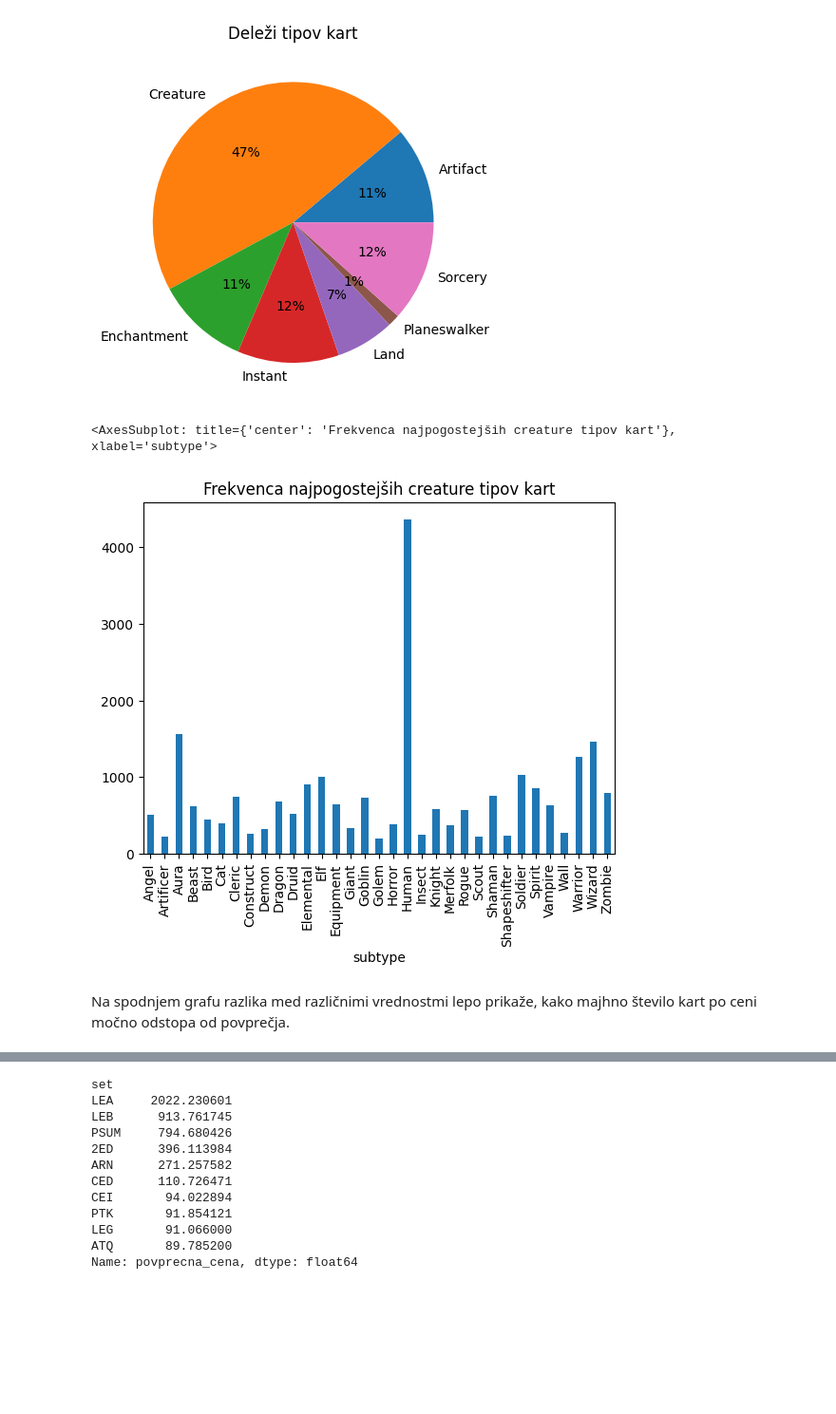
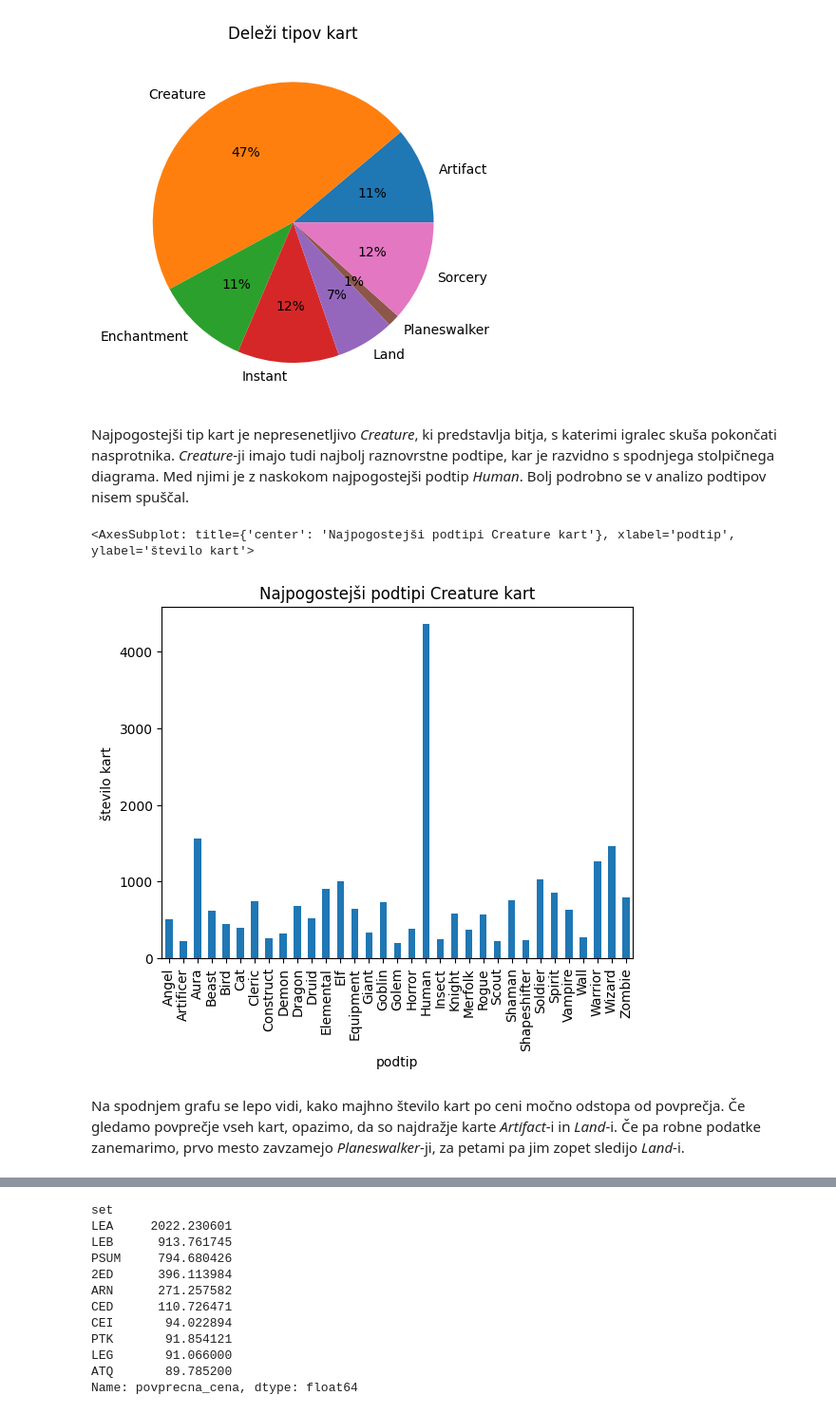
Before and after one commit to MightyOwler/Analiza-podatkov, a Jupyter notebook: AnalizaPodatkov.ipynb, the cells around one changed output, grey strips where cells are left out. Shown at 95% size. Drawn from its saved outputs; the diff is of its cells as text; code cells hidden in the pictures; blank space fills up the shorter version.

```diff
--- a/AnalizaPodatkov.ipynb
+++ b/AnalizaPodatkov.ipynb
@@ -87,17 +108,18 @@ velikost_grupe_po_cardtypu[velikost_grupe_po_cardtypu > 100].plot.pie(title='Del
 dovolj_veliki_kljuci_cardtypov = velikost_grupe_po_cardtypu[velikost_grupe_po_cardtypu > 100].keys()
 # %% [output]
 [figure]
+# %% [markdown]
+Najpogostejši tip kart je nepresenetljivo *Creature*, ki predstavlja bitja, s katerimi igralec skuša pokončati nasprotnika. *Creature*-ji imajo tudi najbolj raznovrstne podtipe, kar je razvidno s spodnjega stolpičnega diagrama. Med njimi je z naskokom najpogostejši podtip *Human*. Bolj podrobno se v analizo podtipov nisem spuščal.
 # %%
 povezovalna_subtype = pd.read_csv(os.path.join("Podatki", "Povezovalne_tabele", "povezovalna_subtype.csv"))
 grupa_po_subtypu = povezovalna_subtype.groupby("subtype")
 velikost_grupe_po_subtypu = grupa_po_subtypu.size()
-velikost_grupe_po_subtypu[velikost_grupe_po_subtypu > 200].plot.bar(title='Frekvenca najpogostejših creature tipov kart')
-#povprecna_cena_glede_na_cardtype = podaytkovna_baza.groupby("cardtype")["povprecna_cena"].median()
+velikost_grupe_po_subtypu[velikost_grupe_po_subtypu > 200].plot.bar(title='Najpogostejši podtipi Creature kart', xlabel = "podtip", ylabel="število kart")
 # %% [output]
-<AxesSubplot: title={'center': 'Frekvenca najpogostejših creature tipov kart'}, xlabel='subtype'>
+<AxesSubplot: title={'center': 'Najpogostejši podtipi Creature kart'}, xlabel='podtip', ylabel='število kart'>
-[figure, old version]
+[figure, new version]
-# %% [markdown]
-Na spodnjem grafu razlika med različnimi vrednostmi lepo prikaže, kako majhno število kart po ceni močno odstopa od povprečja.
+# %% [markdown]
+Na spodnjem grafu se lepo vidi, kako majhno število kart po ceni močno odstopa od povprečja. Če gledamo povprečje vseh kart, opazimo, da so najdražje karte *Artifact*-i in *Land*-i. Če pa robne podatke zanemarimo, prvo mesto zavzamejo *Planeswalker*-ji, za petami pa jim zopet sledijo *Land*-i.
 # %%
 tabela_povprecnih_cen = podatkovna_baza[["id_karte", "povprecna_cena"]].merge(povezovalna_cardtype)
 povprecna_cena = tabela_povprecnih_cen.groupby("cardtype")["povprecna_cena"].mean()[dovolj_veliki_kljuci_cardtypov]
```
Also changed, not shown: parts of 23 cells of this notebook, 1 other file.
